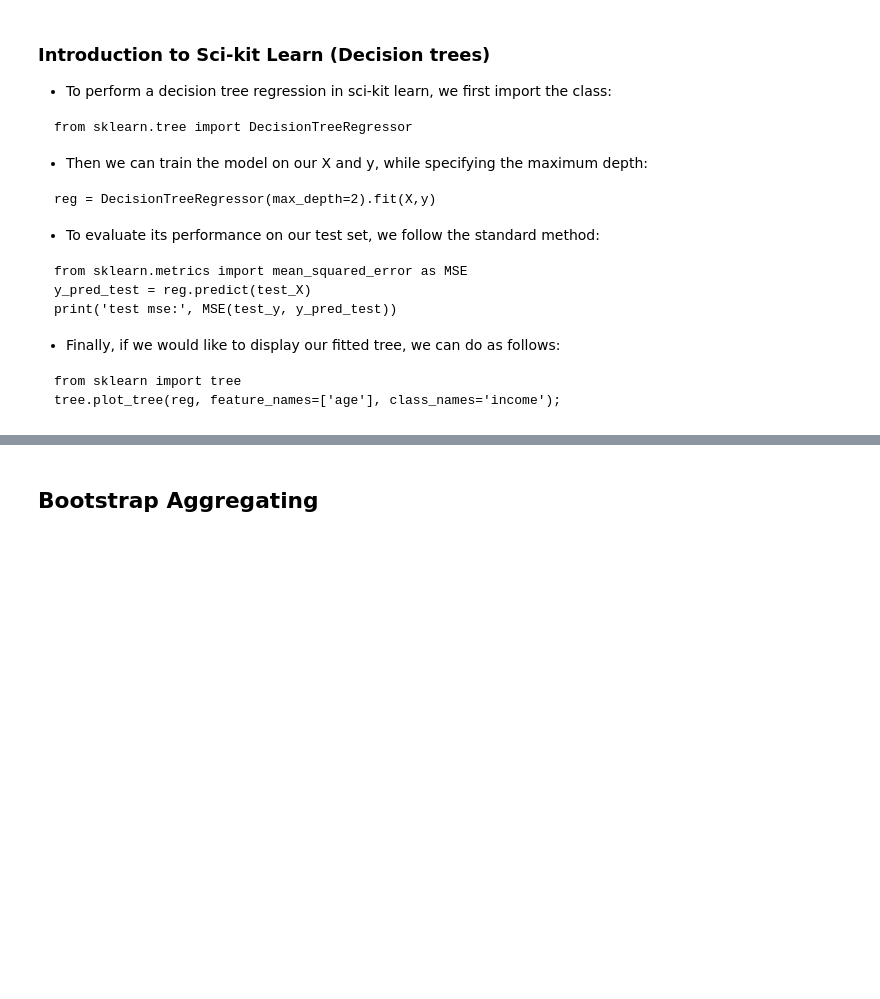
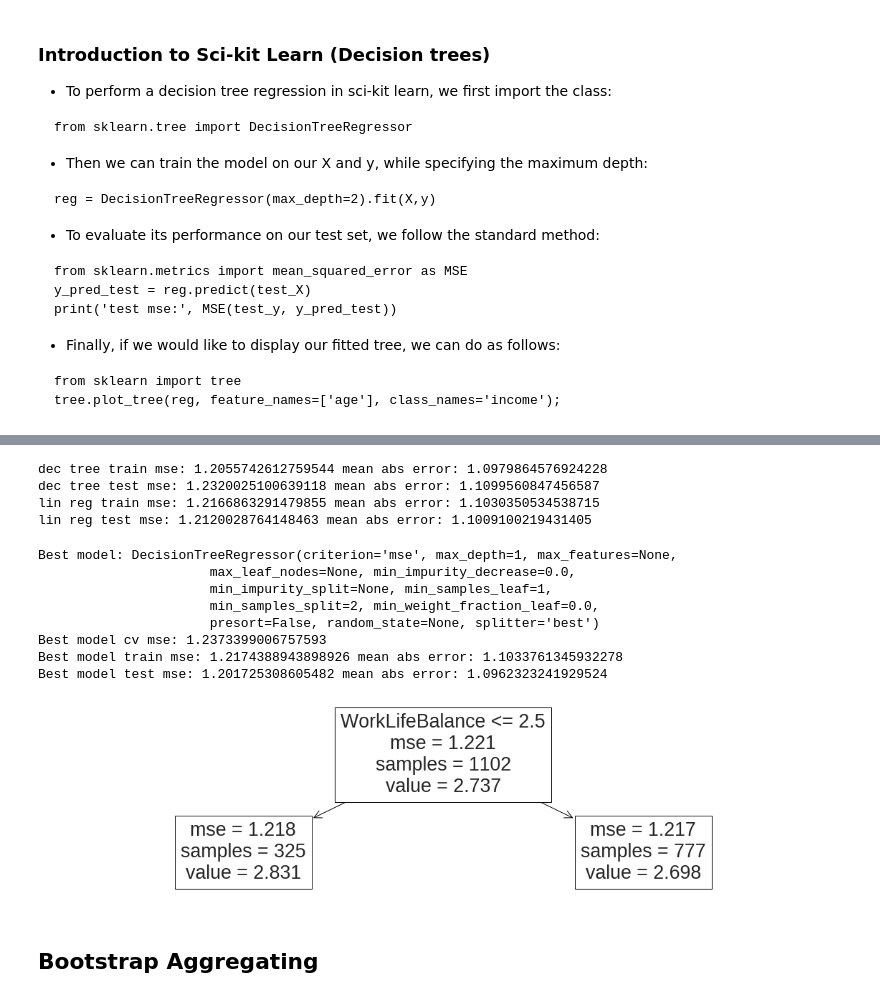
Before and after one commit to armoutihansen/EEMP2019, a Jupyter notebook: content/part-5/sl2.ipynb, the cells around one changed output, grey strips where cells are left out. Drawn from its saved outputs; the diff is of its cells as text; code cells hidden in the pictures; blank space fills up the shorter version.

```diff
--- a/content/part-5/sl2.ipynb
+++ b/content/part-5/sl2.ipynb
@@ -1197,2 +1260,54 @@ tree.plot_tree(reg, feature_names=['age'], class_names='income');
+# %%
+# Solution to 5 (Cont'd)
+from sklearn.metrics import mean_squared_error as MSE
+
+y_pred_train = reg.predict(train_X)
+print('dec tree train mse:', MSE(train_y, y_pred_train), 'mean abs error:', np.sqrt(MSE(train_y, y_pred_train)))
+y_pred_test = reg.predict(test_X)
+print('dec tree test mse:', MSE(test_y, y_pred_test), 'mean abs error:', np.sqrt(MSE(test_y, y_pred_test)))
+
+from sklearn.linear_model import LinearRegression
+
+linreg = LinearRegression().fit(train_X,train_y)
+
+y_pred_train = linreg.predict(train_X)
+print('lin reg train mse:', MSE(train_y, y_pred_train), 'mean abs error:', np.sqrt(MSE(train_y, y_pred_train)))
+y_pred_test = linreg.predict(test_X)
+print('lin reg test mse:', MSE(test_y, y_pred_test), 'mean abs error:', np.sqrt(MSE(test_y, y_pred_test)))
+# %% [output]
+dec tree train mse: 1.2055742612759544 mean abs error: 1.0979864576924228
+dec tree test mse: 1.2320025100639118 mean abs error: 1.1099560847456587
+lin reg train mse: 1.2166863291479855 mean abs error: 1.1030350534538715
+lin reg test mse: 1.2120028764148463 mean abs error: 1.1009100219431405
+# %%
+# Solution to 6
+from sklearn.model_selection import GridSearchCV
+param_grid = {'max_depth': np.arange(1,21)}
+
+tree_grid = GridSearchCV(DecisionTreeRegressor(), param_grid, cv=5, scoring='neg_mean_squared_error')
+
+tree_grid.fit(train_X, train_y)
+
+plt.figure(figsize=(20,5))
+tree.plot_tree(tree_grid.best_estimator_, feature_names=X_cols);
+
+print('Best model:', tree_grid.best_estimator_)
+
+print('Best model cv mse:', tree_grid.best_score_*-1)
+
+y_pred_train = tree_grid.predict(train_X)
+print('Best model train mse:', MSE(train_y, y_pred_train), 'mean abs error:', np.sqrt(MSE(train_y, y_pred_train)))
+y_pred_test = tree_grid.predict(test_X)
+print('Best model test mse:', MSE(test_y, y_pred_test), 'mean abs error:', np.sqrt(MSE(test_y, y_pred_test)))
+# %% [output]
+Best model: DecisionTreeRegressor(criterion='mse', max_depth=1, max_features=None,
+                      max_leaf_nodes=None, min_impurity_decrease=0.0,
+                      min_impurity_split=None, min_samples_leaf=1,
+                      min_samples_split=2, min_weight_fraction_leaf=0.0,
+                      presort=False, random_state=None, splitter='best')
+Best model cv mse: 1.2373399006757593
+Best model train mse: 1.2174388943898926 mean abs error: 1.1033761345932278
+Best model test mse: 1.201725308605482 mean abs error: 1.0962323241929524
+[figure, added]
 # %% [markdown]
 ## Bootstrap Aggregating
```
Also changed, not shown: parts of 42 cells of this notebook.
